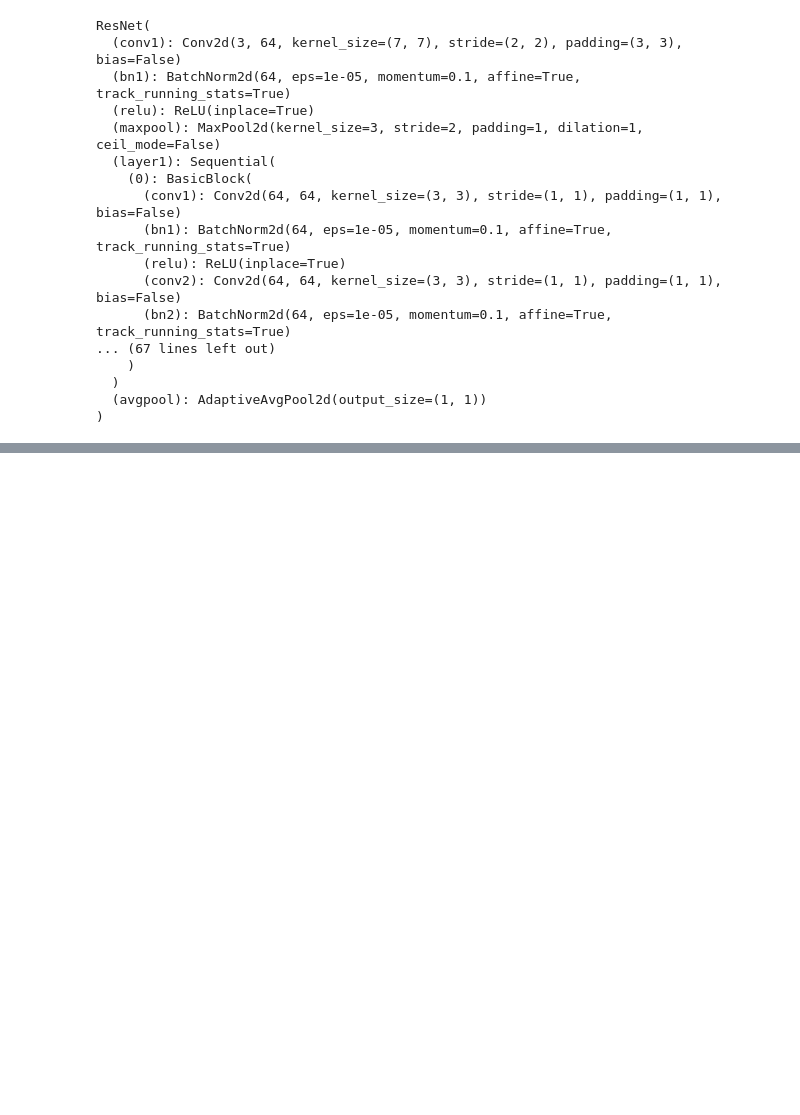
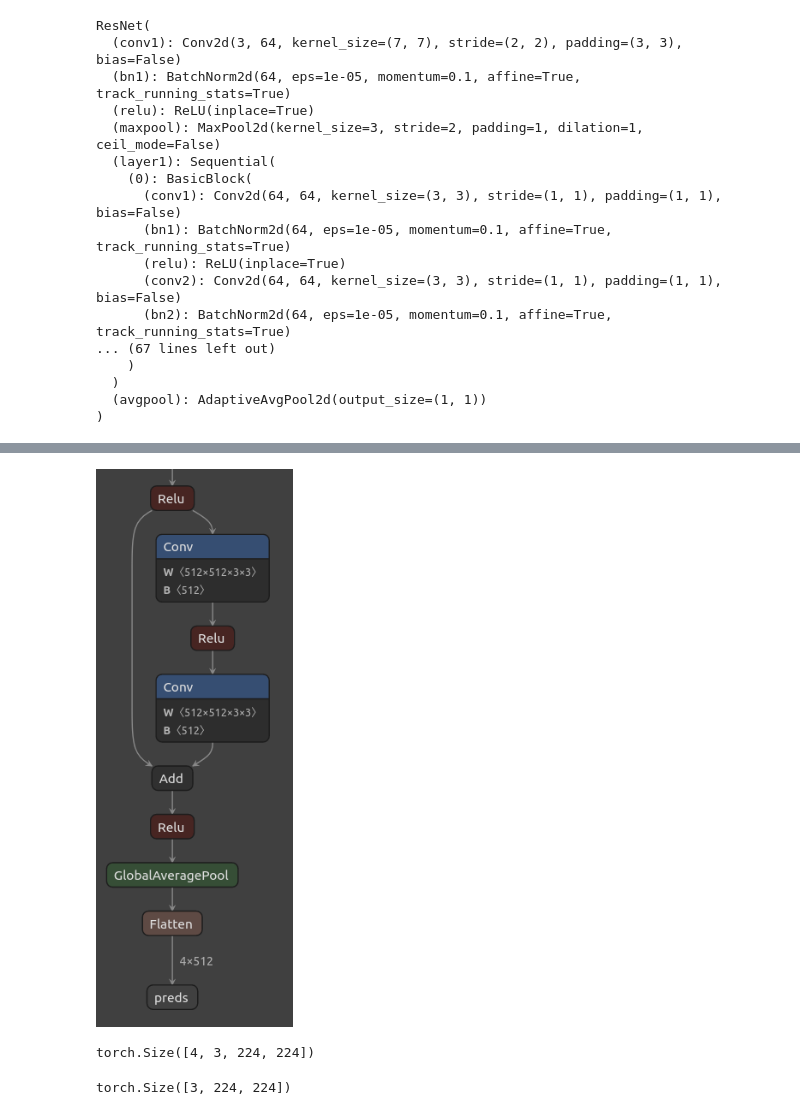
Before and after one commit to VictorChavez07/Proyecto-IA-21-2, a Jupyter notebook: model_ZSL.ipynb, the cells around one changed output, grey strips where cells are left out. Saved outputs shown, nothing was run; the diff lists cells and outputs as text; code cells hidden in the pictures; blank space fills up the shorter version.

```diff
--- a/model_ZSL.ipynb
+++ b/model_ZSL.ipynb
@@ -297,0 +341,14 @@ ft_model = train_model(ft_model, ft_criterion, ft_optimizer, ft_scheduler, num_e
+# %%
+Image("part4.png")
+# %% [output]
+[figure, added]
+# %%
+#Dimensión de un minibatch de imágenes (4 imagenes,3 rgb, dimension 224x224)
+images.shape
+# %% [output]
+torch.Size([4, 3, 224, 224])
+# %%
+#Dimension de la primera imagen
+images[0].shape
+# %% [output]
+torch.Size([3, 224, 224])
```
Also changed, not shown: parts of 54 cells of this notebook.
